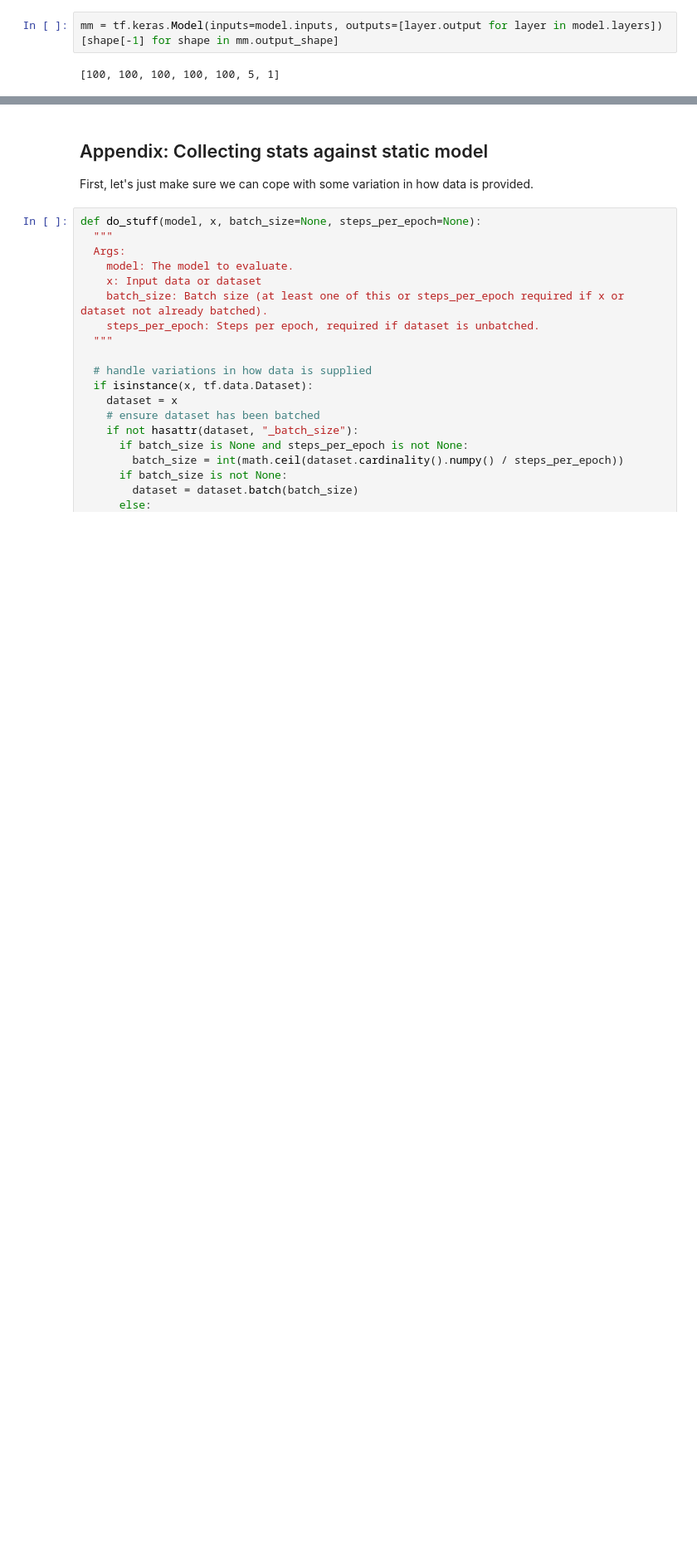
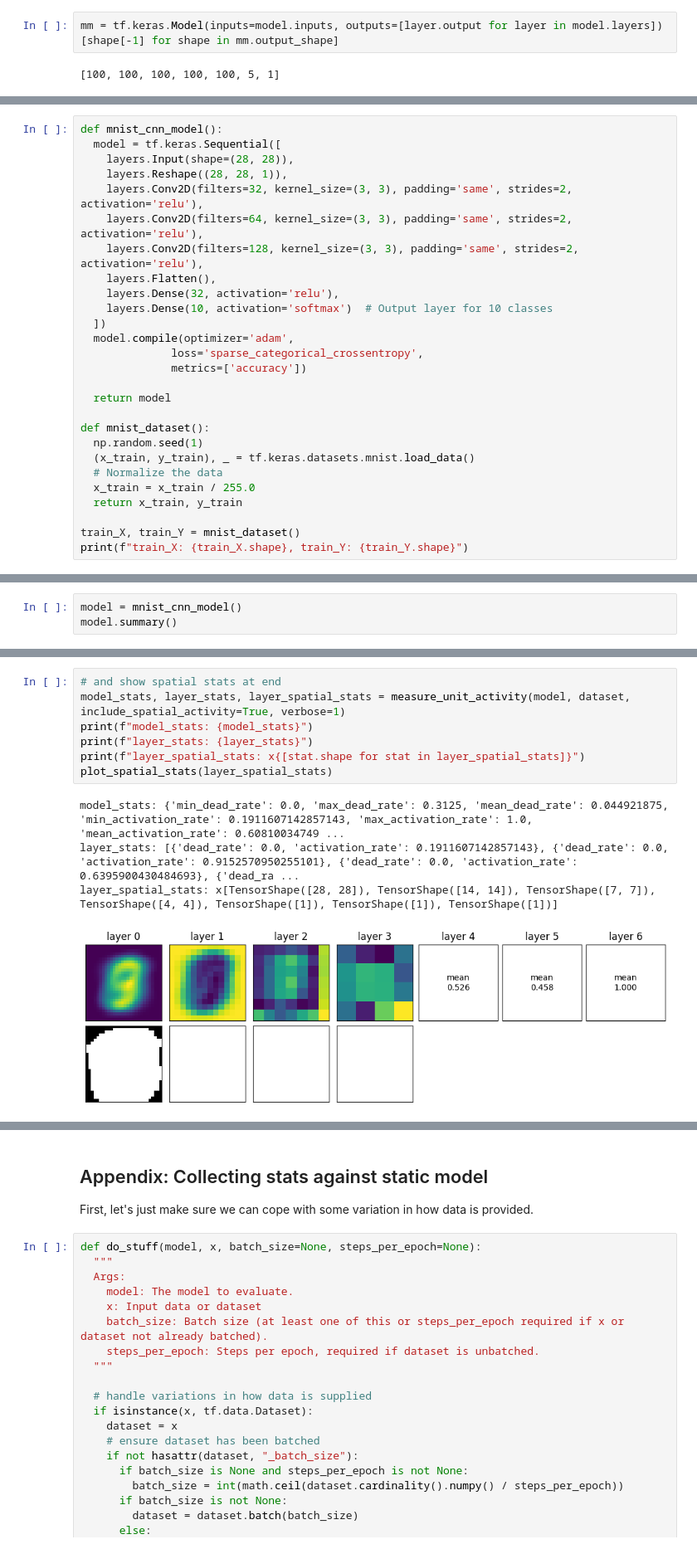
Before and after one commit to malcolmlett/training-instrumentation-toolkit, a Jupyter notebook: Learning_visualisations_v8.ipynb, the cells around one changed output, grey strips where cells are left out. Shown at 83% size. Saved outputs shown, nothing was run; the diff lists cells and outputs as text; blank space fills up the shorter version.

```diff
--- a/Learning_visualisations_v8.ipynb
+++ b/Learning_visualisations_v8.ipynb
@@ -377,0 +455,27 @@ mm = tf.keras.Model(inputs=model.inputs, outputs=[layer.output for layer in mode
+# %%
+def mnist_cnn_model():
+  model = tf.keras.Sequential([
+    layers.Input(shape=(28, 28)),
+    layers.Reshape((28, 28, 1)),
+    layers.Conv2D(filters=32, kernel_size=(3, 3), padding='same', strides=2, activation='relu'),
+    layers.Conv2D(filters=64, kernel_size=(3, 3), padding='same', strides=2, activation='relu'),
+    layers.Conv2D(filters=128, kernel_size=(3, 3), padding='same', strides=2, activation='relu'),
+    layers.Flatten(),
+    layers.Dense(32, activation='relu'),
+    layers.Dense(10, activation='softmax')  # Output layer for 10 classes
+  ])
+  model.compile(optimizer='adam',
+              loss='sparse_categorical_crossentropy',
+              metrics=['accuracy'])
+
+  return model
+
+def mnist_dataset():
+  np.random.seed(1)
+  (x_train, y_train), _ = tf.keras.datasets.mnist.load_data()
+  # Normalize the data
+  x_train = x_train / 255.0
+  return x_train, y_train
+
+train_X, train_Y = mnist_dataset()
+print(f"train_X: {train_X.shape}, train_Y: {train_Y.shape}")
@@ -377,0 +484,3 @@ mm = tf.keras.Model(inputs=model.inputs, outputs=[layer.output for layer in mode
+# %%
+model = mnist_cnn_model()
+model.summary()
@@ -377,0 +952,12 @@ mm = tf.keras.Model(inputs=model.inputs, outputs=[layer.output for layer in mode
+# %%
+# and show spatial stats at end
+model_stats, layer_stats, layer_spatial_stats = measure_unit_activity(model, dataset, include_spatial_activity=True, verbose=1)
+print(f"model_stats: {model_stats}")
+print(f"layer_stats: {layer_stats}")
+print(f"layer_spatial_stats: x{[stat.shape for stat in layer_spatial_stats]}")
+plot_spatial_stats(layer_spatial_stats)
+# %% [output]
+model_stats: {'min_dead_rate': 0.0, 'max_dead_rate': 0.3125, 'mean_dead_rate': 0.044921875, 'min_activation_rate': 0.1911607142857143, 'max_activation_rate': 1.0, 'mean_activation_rate': 0.60810034749 ...
+layer_stats: [{'dead_rate': 0.0, 'activation_rate': 0.1911607142857143}, {'dead_rate': 0.0, 'activation_rate': 0.9152570950255101}, {'dead_rate': 0.0, 'activation_rate': 0.6395900430484693}, {'dead_ra ...
+layer_spatial_stats: x[TensorShape([28, 28]), TensorShape([14, 14]), TensorShape([7, 7]), TensorShape([4, 4]), TensorShape([1]), TensorShape([1]), TensorShape([1])]
+[figure, added]
```
Also changed, not shown: parts of 16 cells of this notebook.
